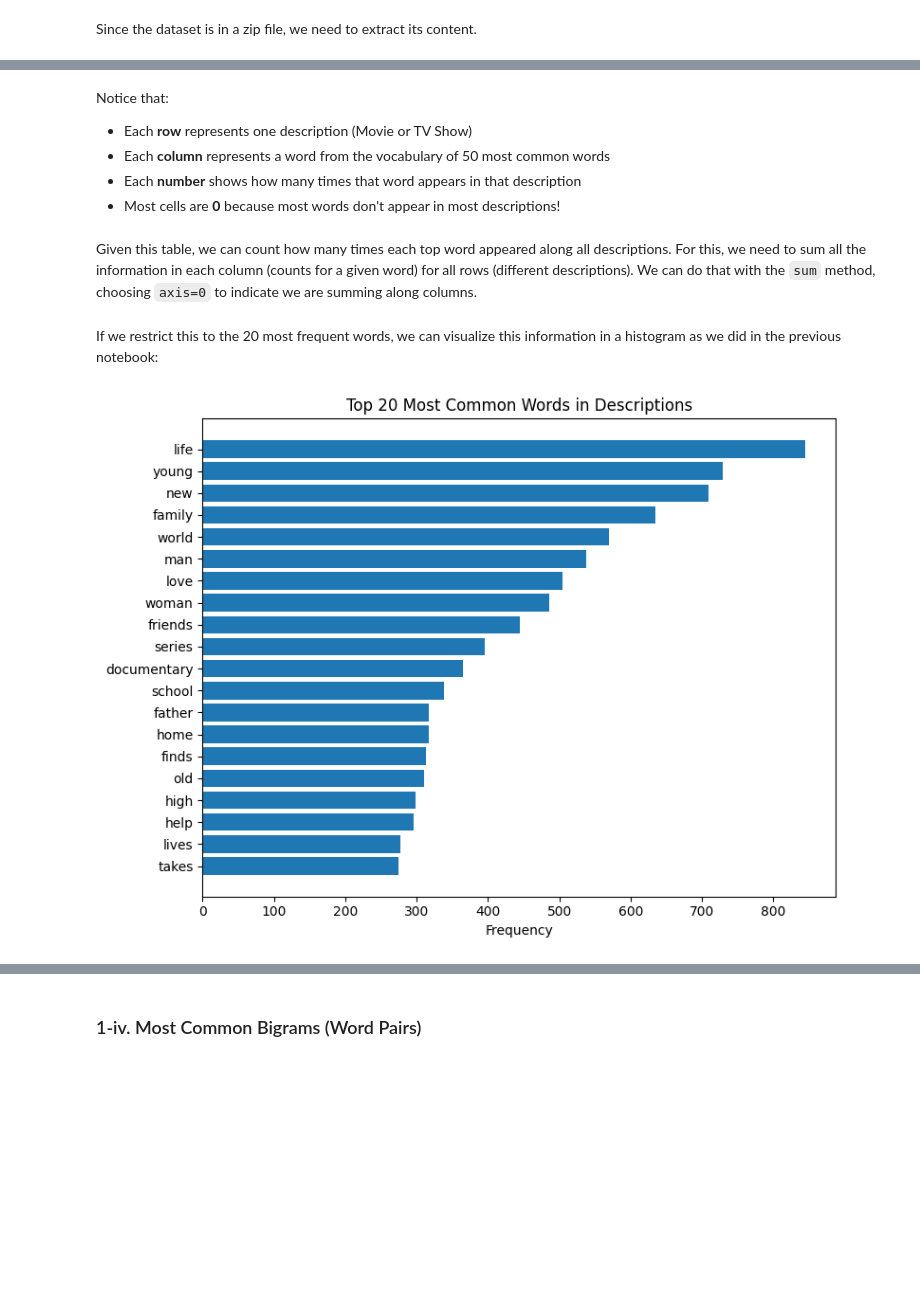
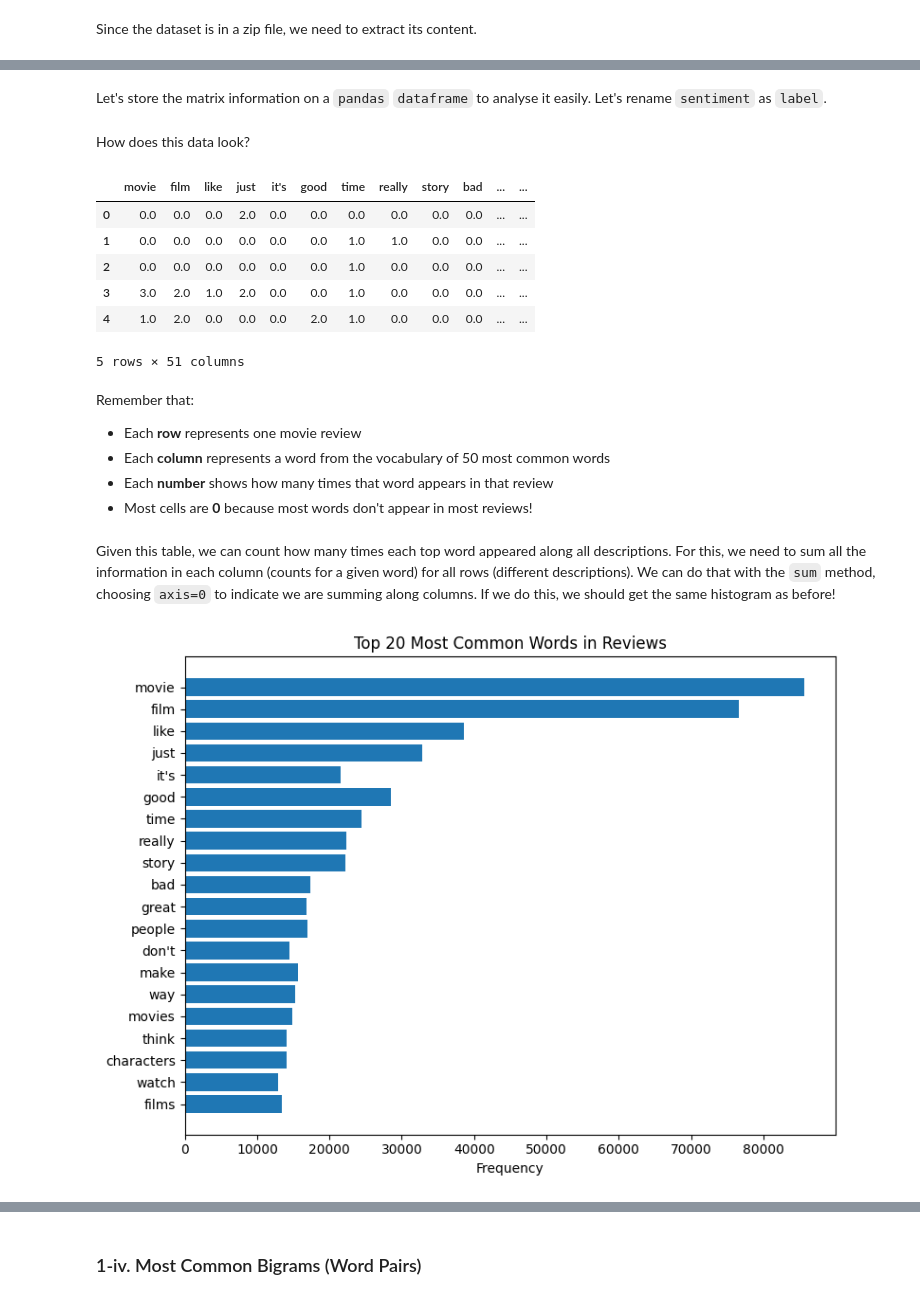
Before and after one commit to musicinformationretrieval/epsrc-ai-pipeline, a Jupyter notebook: 1_datasets.ipynb, the cells around one changed output, grey strips where cells are left out. Saved outputs shown, nothing was run; the diff lists cells and outputs as text; code cells hidden in the pictures; blank space fills up the shorter version.

```diff
--- a/1_datasets.ipynb
+++ b/1_datasets.ipynb
@@ -88,4 +78,4 @@ A useful library for working with `csv` files is `pandas`, which is usually refe
 # %%
 import pandas as pd
 
-netflix_titles = pd.read_csv("netflix-shows/netflix_titles.csv")
+imdb_dataset = pd.read_csv("imdb_dataset/IMDB Dataset.csv", encoding='utf-8')
@@ -265,0 +200,7 @@ word_counts_table
+# %%
+from collections import Counter
+
+# count the frequency of each word in the list
+word_counts = Counter(words_list)
+# get the 50 most common words and their counts
+word_counts.most_common(50)
@@ -266,8 +248,45 @@ word_counts_table
+# %%
+import numpy as np
+
+# get the 50 most common words
+top_n = 50
+top_common = word_counts.most_common(top_n)
+top_common_words = [word for word, count in top_common]
+
+# create a matrix to store the word counts for each review
+num_reviews = imdb_dataset.shape[0]
+word_counts_per_review = np.zeros((num_reviews, top_n))
+
+for i, review in enumerate(imdb_dataset['review']):
+    # for each review, split it into words
+    review_words = review.split(" ")
+    for j, word in enumerate(top_common_words):
+        # for each top common word, count how many times it appears in the review and store it in the matrix
+        word_counts_per_review[i, j] = review_words.count(word)
+# %% [markdown]
+Let's store the matrix information on a `pandas` `dataframe` to analyse it easily. Let's rename `sentiment` as `label`.
+# %%
+# create a DataFrame from the word counts matrix and add the sentiment labels
+word_counts_per_review_df = pd.DataFrame(word_counts_per_review, columns=top_common_words)
+# add the sentiment labels to the DataFrame
+word_counts_per_review_df["label"] = imdb_dataset["sentiment"]
+# %% [markdown]
+How does this data look?
+# %%
+word_counts_per_review_df.head()
+# %% [output]
+|  | movie | film | like | just | it's | good | time | really | story | bad | ... | ... |
+| 0 | 0.0 | 0.0 | 0.0 | 2.0 | 0.0 | 0.0 | 0.0 | 0.0 | 0.0 | 0.0 | ... | ... |
+| 1 | 0.0 | 0.0 | 0.0 | 0.0 | 0.0 | 0.0 | 1.0 | 1.0 | 0.0 | 0.0 | ... | ... |
+| 2 | 0.0 | 0.0 | 0.0 | 0.0 | 0.0 | 0.0 | 1.0 | 0.0 | 0.0 | 0.0 | ... | ... |
+| 3 | 3.0 | 2.0 | 1.0 | 2.0 | 0.0 | 0.0 | 1.0 | 0.0 | 0.0 | 0.0 | ... | ... |
+| 4 | 1.0 | 2.0 | 0.0 | 0.0 | 0.0 | 2.0 | 1.0 | 0.0 | 0.0 | 0.0 | ... | ... |
+5 rows × 51 columns
 # %% [markdown]
-Notice that:
-- Each **row** represents one description (Movie or TV Show)
+Remember that:
+- Each **row** represents one movie review
 - Each **column** represents a word from the vocabulary of 50 most common words
-- Each **number** shows how many times that word appears in that description
-- Most cells are **0** because most words don't appear in most descriptions!
+- Each **number** shows how many times that word appears in that review
+- Most cells are **0** because most words don't appear in most reviews!
 # %% [markdown]
-Given this table, we can count how many times each top word appeared along all descriptions. For this, we need to sum all the information in each column (counts for a given word) for all rows (different descriptions). We can do that with the `sum` method, choosing `axis=0` to indicate we are summing along columns.
+Given this table, we can count how many times each top word appeared along all descriptions. For this, we need to sum all the information in each column (counts for a given word) for all rows (different descriptions). We can do that with the `sum` method, choosing `axis=0` to indicate we are summing along columns. If we do this, we should get the same histogram as before!
@@ -276,22 +293,15 @@ word_freq = dict(zip(word_vectorizer.get_feature_names_out(), word_counts.sum(ax
-# %% [markdown]
-If we restrict this to the 20 most frequent words, we can visualize this information in a histogram as we did in the previous notebook:
 # %%
-def get_frequency(word_freq_pair):
-    word, frequency = word_freq_pair
-    return frequency
-
 # rearrange top words in order of frequency and get only top 20
-top_words = sorted(word_freq.items(), key=get_frequency, reverse=True)[:20]
-words = [word for word, freq in top_words]
-freqs = [freq for word, freq in top_words]
+word_freqs =  word_counts_per_review_df.drop(columns='label').sum(axis=0)
+top_n_vis = 20
 
 # Visualize single histogram
 plt.figure(figsize=(8, 6))
-plt.barh(words, freqs, color='#1f77b4')
+plt.barh(top_common_words[:top_n_vis], word_freqs[:top_n_vis], color='#1f77b4')
 plt.xlabel('Frequency')
-plt.title('Top 20 Most Common Words in Descriptions')
+plt.title('Top 20 Most Common Words in Reviews')
 plt.gca().invert_yaxis()
 plt.tight_layout()
 plt.show()
 # %% [output]
-[figure, old version]
+[figure, new version]
```
Also changed, not shown: parts of 147 cells of this notebook.
